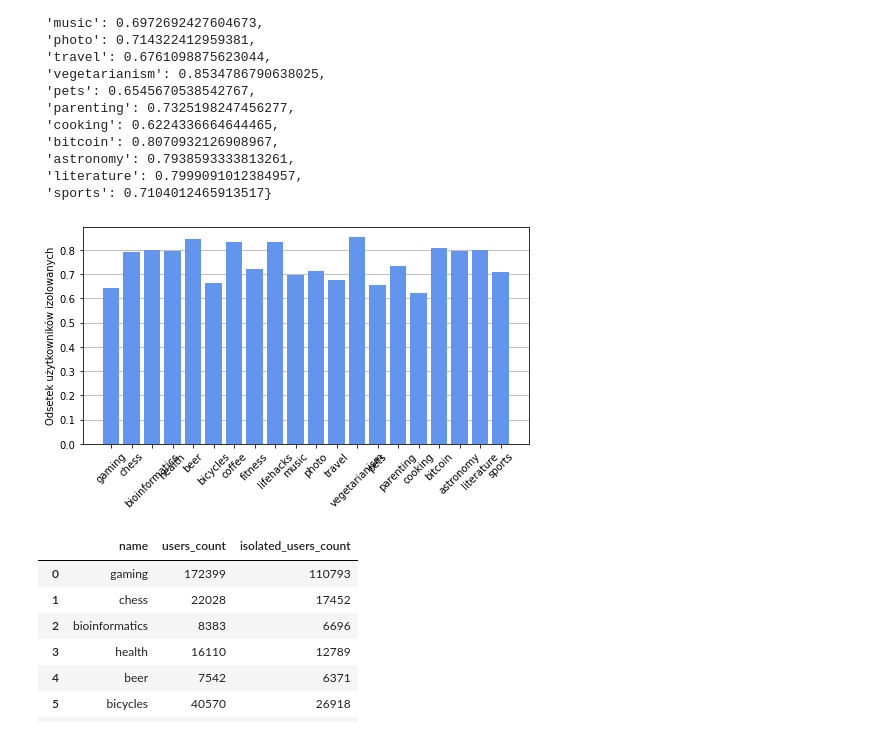
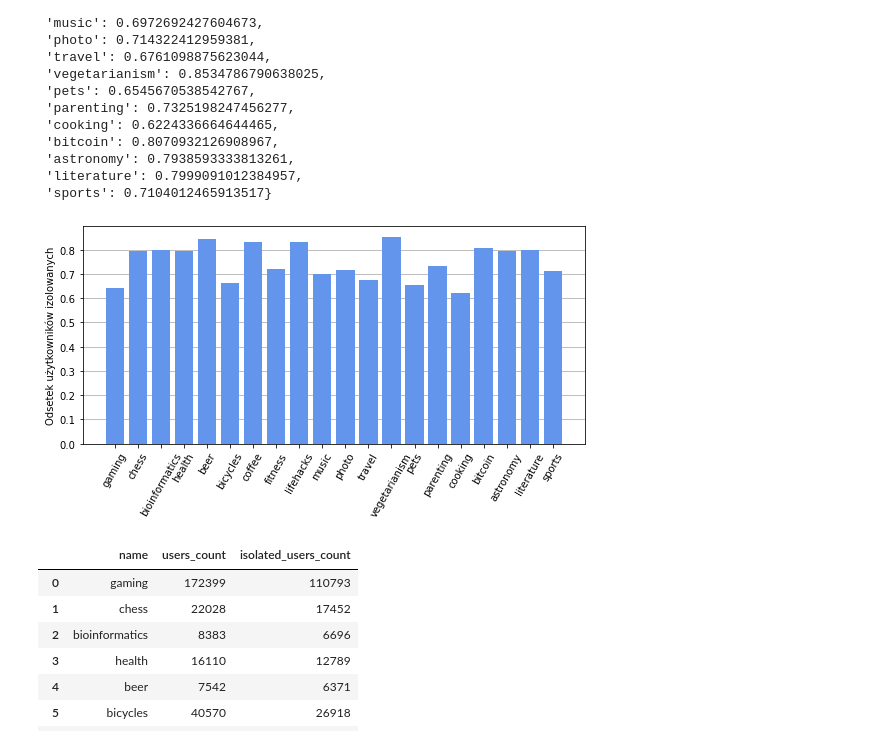
Before and after one commit to slubowskaa/pdu-pd3, a Jupyter notebook: analysis/analysis.ipynb, the cells around one changed output. Cells and saved outputs as stored; diff of their text form; code cells hidden in the pictures.

```diff
--- a/analysis/analysis.ipynb
+++ b/analysis/analysis.ipynb
@@ -21,5 +21,15 @@ forum_names = [
     "music",
     "photo",
     "travel",
-    "vegetarianism", "pets", "parenting", "cooking", "bitcoin", "astronomy", "literature", "sports"
+    "vegetarianism",
+    "pets",
+    "parenting",
+    "cooking",
+    "bitcoin",
+    "astronomy",
+    "literature",
+    "sports"
 ]
+# %%
+for f in forum_names:
+    print(f)
@@ -25,0 +57,14 @@ forum_names = [
+# %%
+results_0 = {
+    'name': [],
+    'communities_count': []
+}
+
+for f_name in forum_names:
+    com_file = join(DATA_PATH, f'Communities-{f_name}.csv')
+    df_com = pd.read_csv(com_file)
+
+    df_final = df_com.groupby('Representative').count().rename(columns={'Id': 'Count'})['Count'].reset_index()
+
+    results_0['name'].append(f_name)
+    results_0['communities_count'].append(df_final[df_final['Count'] != 1].shape[0])
@@ -61,18 +140,20 @@ results
  'literature': 0.7999091012384957,
  'sports': 0.7104012465913517}
 # %%
-plt.figure(figsize=(8, 4))
+plt.figure(figsize=(9, 4))
 
 plt.bar(x=results.keys(), height = results.values(), color='cornflowerblue', zorder=5)
-plt.xticks(rotation=45)
+plt.xticks(rotation=60)
 
 plt.grid(axis='y', zorder=1)
 
 plt.ylabel('Odsetek użytkowników izolowanych')
 
+plt.savefig('../graphs/graph_2.png', bbox_inches='tight', dpi=300)
+
 plt.show()
 # %% [output]
-[figure, old version]
+[figure, new version]
 # %%
 results_2 = {
     'name': [],
```
Also changed, not shown: parts of 20 cells of this notebook, 22 other files.
